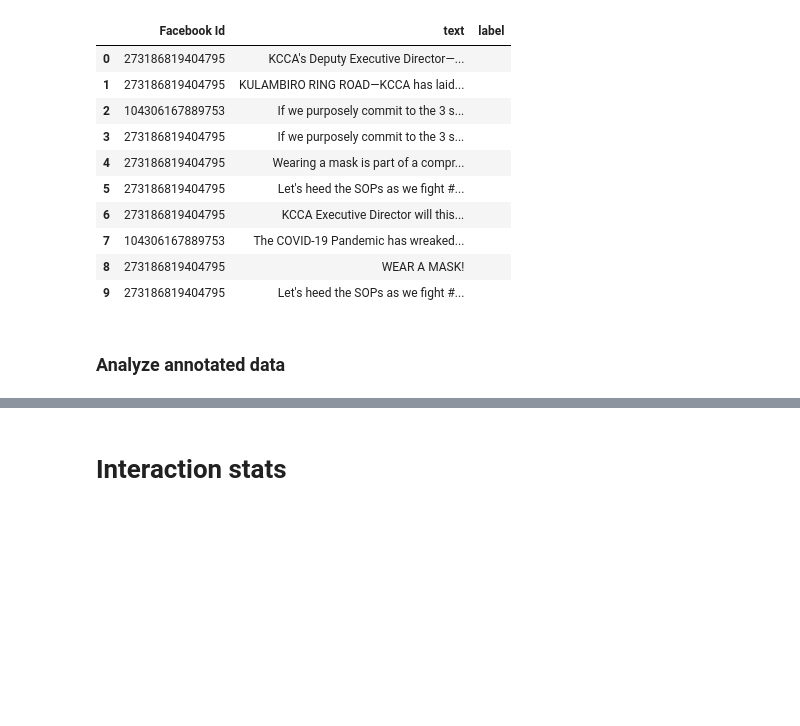
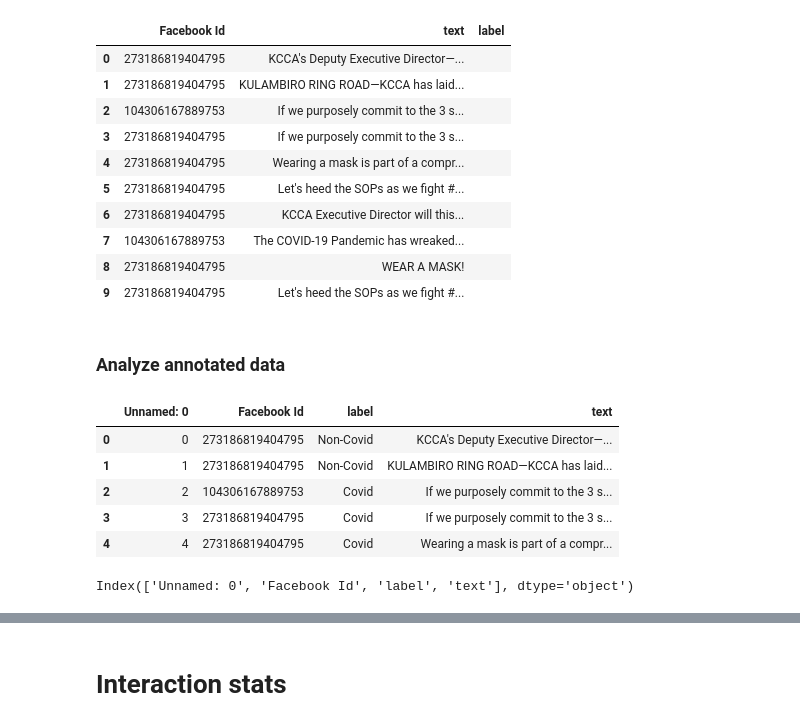
Before and after one commit to SunbirdAI/covid19-uganda-facebook-data-analysis, a Jupyter notebook: notebooks/KCCA_Posts_June_August.ipynb, the cells around one changed output, grey strips where cells are left out. Drawn from its saved outputs; the diff is of its cells as text; code cells hidden in the pictures; blank space fills up the shorter version.

Commit message:
Annotate posts into covid/non-covid categories

```diff
--- a/notebooks/KCCA_Posts_June_August.ipynb
+++ b/notebooks/KCCA_Posts_June_August.ipynb
@@ -125,4 +125,12 @@ posts2.to_csv('../data/KCCA-Jun-Aug-posts.csv')
 # %% [markdown]
 ### Analyze annotated data
 # %%
-pd.read_csv('../data/KCCA-Jun-Aug-annotated-posts')
+annotated_posts = pd.read_csv('../data/KCCA-Jun-Aug-posts-annotated.csv')
+annotated_posts.head()
+# %% [output]
+|  | Unnamed: 0 | Facebook Id | label | text |
+| 0 | 0 | 273186819404795 | Non-Covid | KCCA's Deputy Executive Director—... |
+| 1 | 1 | 273186819404795 | Non-Covid | KULAMBIRO RING ROAD—KCCA has laid... |
+| 2 | 2 | 104306167889753 | Covid | If we purposely commit to the 3 s... |
+| 3 | 3 | 273186819404795 | Covid | If we purposely commit to the 3 s... |
+| 4 | 4 | 273186819404795 | Covid | Wearing a mask is part of a compr... |
@@ -130,0 +137,4 @@ pd.read_csv('../data/KCCA-Jun-Aug-annotated-posts')
+# %%
+annotated_posts.columns
+# %% [output]
+Index(['Unnamed: 0', 'Facebook Id', 'label', 'text'], dtype='object')
```
Also changed, not shown: parts of 5 cells of this notebook, 1 other file.
